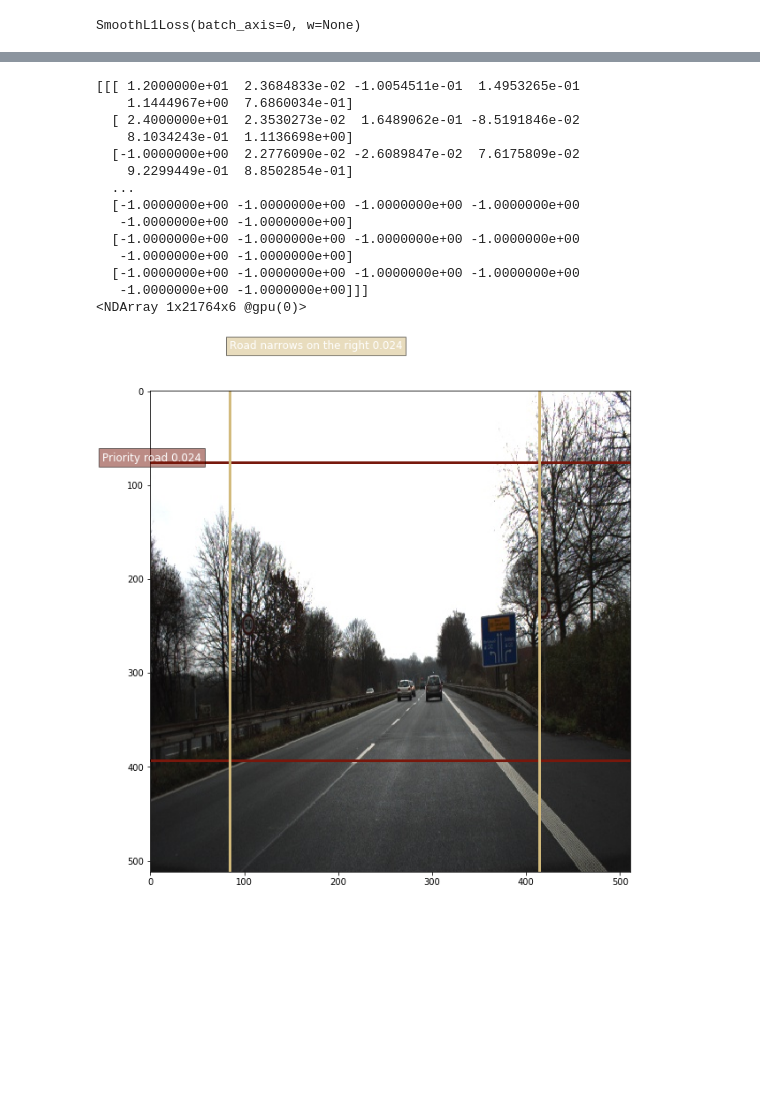
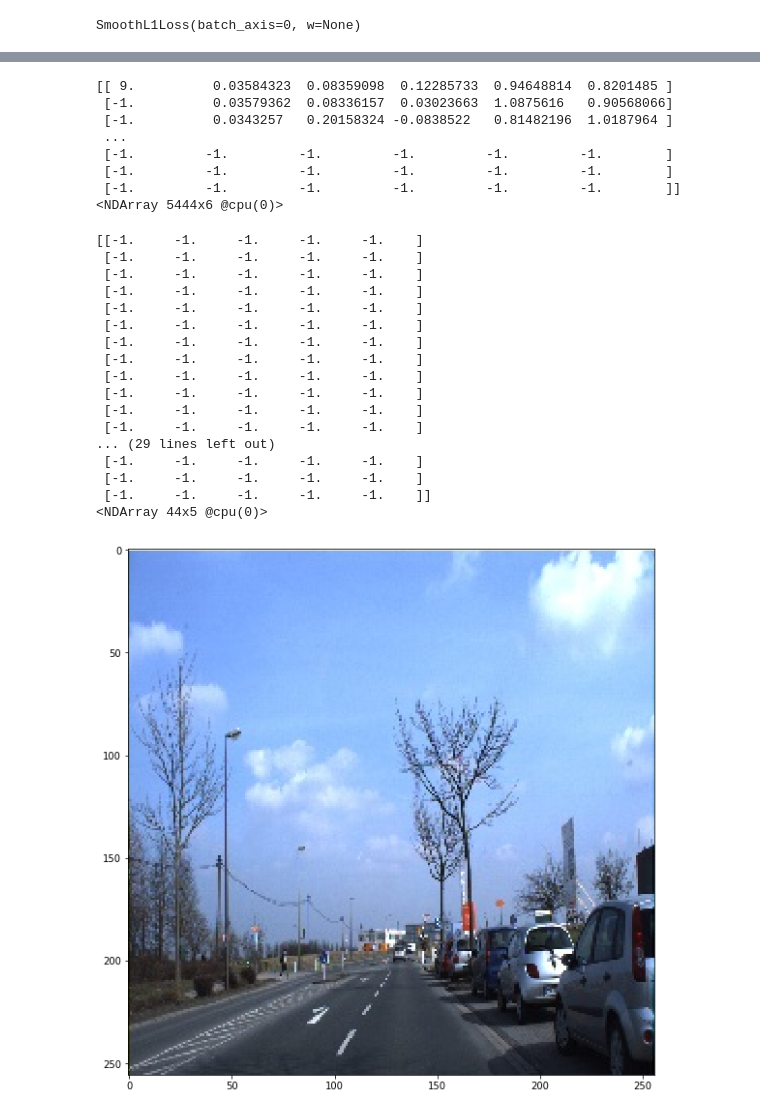
Before and after one commit to liferlisiqi/Traffic-Sign-Detection, a Jupyter notebook: SSD.ipynb, the cells around one changed output, grey strips where cells are left out. Cells and saved outputs as stored; diff of their text form; code cells hidden in the pictures; blank space fills up the shorter version.

```diff
--- a/SSD.ipynb
+++ b/SSD.ipynb
@@ -248,6 +228,6 @@ def body():
 
 bnet = body()
 bnet.initialize()
-x = nd.zeros((16, 3, 512, 512))
+x = nd.zeros((BATCH_SIZE, 3, DATA_SHAPE, DATA_SHAPE))
 print('Body network', [y.shape for y in bnet(x)])
 # %% [output]
@@ -315,7 +295,7 @@ class ToySSD(gluon.Block):
     def __init__(self, num_classes, **kwargs):
         super(ToySSD, self).__init__(**kwargs)
         # anchor box sizes for 4 feature scales
-        self.anchor_sizes = [[.2, .272], [.37, .447], [.54, .619], [.71, .79], [.88, .961]]
+        self.anchor_sizes = [[.1, .172], [.27, .347], [.44, .519], [.61, .69], [.78, .861]]
         # anchor box ratios for 4 feature scales
         self.anchor_ratios = [[1, 2, .5]] * 5
         self.num_classes = num_classes
@@ -495,7 +441,7 @@ def preprocess(image):
     # convert to float before subtracting mean
     image = image.astype(np.float32)
     # subtract mean
-#     image -= np.array([123, 117, 104])
+    image -= 128.
     # organize as [batch-channel-height-width]
     image = np.transpose(image, (2, 0, 1))
     image = image[np.newaxis, :]
@@ -506,7 +452,6 @@ def preprocess(image):
 index = random.randint(0, len(labels))
 image = cv2.imread('dataset/scene-jpg/'+ str(index).zfill(5) +'.jpg')
 print(image.shape)
-plt.imshow(image)
 x = preprocess(image)
 print(x.shape, x)
 # %% [output]
@@ -531,5 +475,7 @@ print(x.shape, x)
 # %%
-anchors, cls_preds, box_preds = net(x.as_in_context(ctx))
+net = ToySSD(NUM_CLASS)
+net.load_params('ssd_30.params')
+anchors, cls_preds, box_preds = net(x)
 print('anchors', anchors)
 print('class predictions', cls_preds)
 print('box delta predictions', box_preds)
@@ -556,48 +502,60 @@ box delta predictions
 cls_probs = nd.SoftmaxActivation(nd.transpose(cls_preds, (0, 2, 1)), mode='channel')
 # apply shifts to anchors boxes, non-maximum-suppression, etc...
 output = MultiBoxDetection(*[cls_probs, box_preds, anchors], force_suppress=True, clip=False)
-print(output)
+print(output[0])
 # %% [output]
-[[[ 1.2000000e+01  2.3684833e-02 -1.0054511e-01  1.4953265e-01
-    1.1444967e+00  7.6860034e-01]
-  [ 2.4000000e+01  2.3530273e-02  1.6489062e-01 -8.5191846e-02
-    8.1034243e-01  1.1136698e+00]
-  [-1.0000000e+00  2.2776090e-02 -2.6089847e-02  7.6175809e-02
-    9.2299449e-01  8.8502854e-01]
-  ...
-  [-1.0000000e+00 -1.0000000e+00 -1.0000000e+00 -1.0000000e+00
-   -1.0000000e+00 -1.0000000e+00]
-  [-1.0000000e+00 -1.0000000e+00 -1.0000000e+00 -1.0000000e+00
-   -1.0000000e+00 -1.0000000e+00]
-  [-1.0000000e+00 -1.0000000e+00 -1.0000000e+00 -1.0000000e+00
-   -1.0000000e+00 -1.0000000e+00]]]
-<NDArray 1x21764x6 @gpu(0)>
+[[ 9.          0.03584323  0.08359098  0.12285733  0.94648814  0.8201485 ]
+ [-1.          0.03579362  0.08336157  0.03023663  1.0875616   0.90568066]
+ [-1.          0.0343257   0.20158324 -0.0838522   0.81482196  1.0187964 ]
+ ...
+ [-1.         -1.         -1.         -1.         -1.         -1.        ]
+ [-1.         -1.         -1.         -1.         -1.         -1.        ]
+ [-1.         -1.         -1.         -1.         -1.         -1.        ]]
+<NDArray 5444x6 @cpu(0)>
 # %%
 def display(img, out, thresh=0.5):
     mpl.rcParams['figure.figsize'] = (10,10)
     pens = dict()
     plt.clf()
     plt.imshow(img)
     for det in out:
         cid = int(det[0])
         if cid < 0:
             continue
         score = det[1]
         if score < thresh:
             continue
         if cid not in pens:
             pens[cid] = (random.random(), random.random(), random.random())
         scales = [img.shape[1], img.shape[0]] * 2
-        xmin, ymin, xmax, ymax = [int(p * s) for p, s in zip(det[2:6].tolist(), scales)]
+        xmin, ymin, xmax, ymax = [int(p * s) for p, s in zip(det[2:6].clip(0,1).tolist(), scales)]
         rect = plt.Rectangle((xmin, ymin), xmax - xmin, ymax - ymin, fill=False,
                              edgecolor=pens[cid], linewidth=3)
         plt.gca().add_patch(rect)
         text = signnames[cid]
-        plt.gca().text(xmin, ymin-2, '{:s} {:.3f}'.format(text, score),
+        plt.gca().text(xmin, ymin-2, '{:d}{:s} {:.3f}'.format(cid, text, score),
                        bbox=dict(facecolor=pens[cid], alpha=0.5),
                        fontsize=12, color='white')
     plt.show()
 
-display(image[:, :, (2, 1, 0)], output[0].asnumpy(), thresh=0.02)
+print(labels[index])
+display(image[:, :, (2, 1, 0)], output[0].asnumpy(), thresh=0.05)
 # %% [output]
+[[-1.     -1.     -1.     -1.     -1.    ]
+ [-1.     -1.     -1.     -1.     -1.    ]
+ [-1.     -1.     -1.     -1.     -1.    ]
+ [-1.     -1.     -1.     -1.     -1.    ]
+ [-1.     -1.     -1.     -1.     -1.    ]
+ [-1.     -1.     -1.     -1.     -1.    ]
+ [-1.     -1.     -1.     -1.     -1.    ]
+ [-1.     -1.     -1.     -1.     -1.    ]
+ [-1.     -1.     -1.     -1.     -1.    ]
+ [-1.     -1.     -1.     -1.     -1.    ]
+ [-1.     -1.     -1.     -1.     -1.    ]
+ [-1.     -1.     -1.     -1.     -1.    ]
+... (29 lines left out)
+ [-1.     -1.     -1.     -1.     -1.    ]
+ [-1.     -1.     -1.     -1.     -1.    ]
+ [-1.     -1.     -1.     -1.     -1.    ]]
+<NDArray 44x5 @cpu(0)>
-[figure, old version]
+[figure, new version]
```
Also changed, not shown: parts of 19 cells of this notebook, 4 other files.
